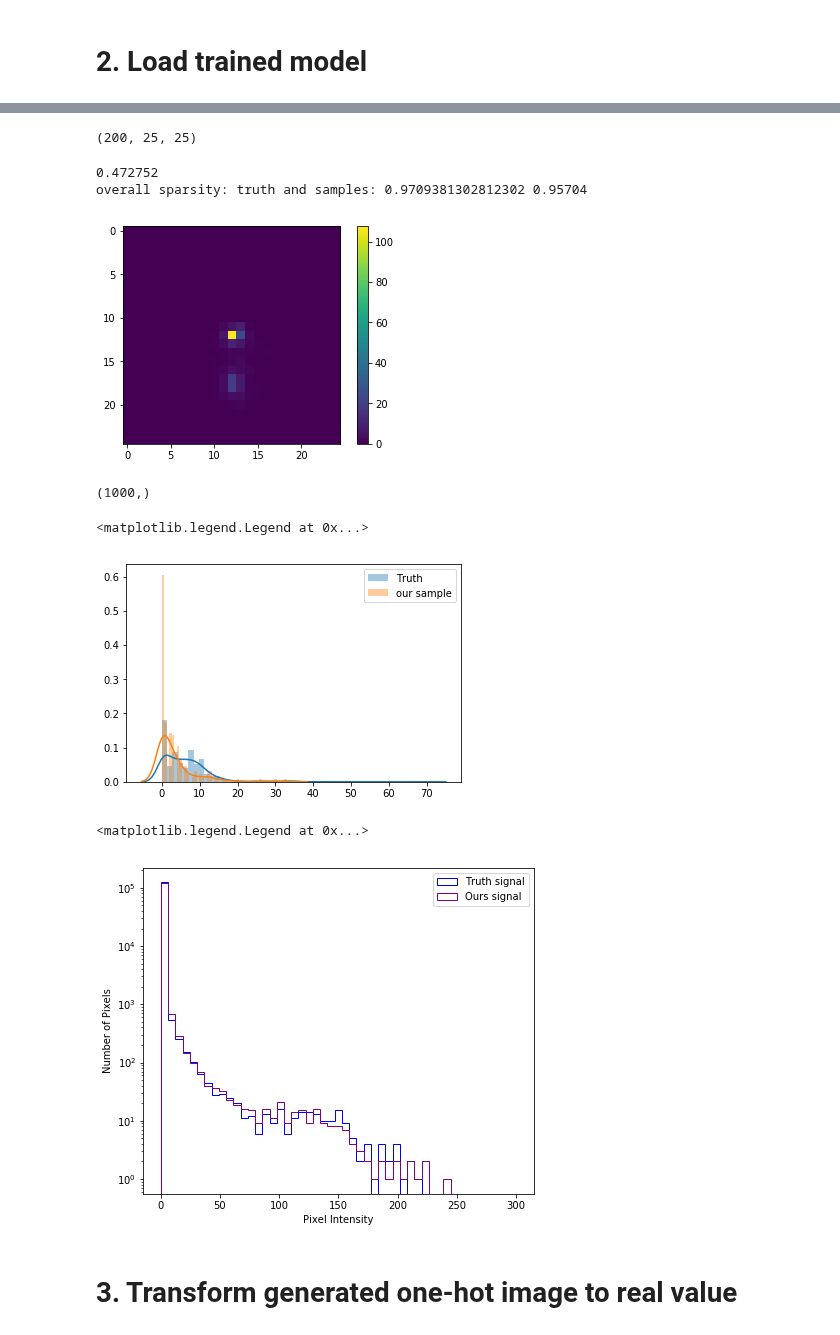
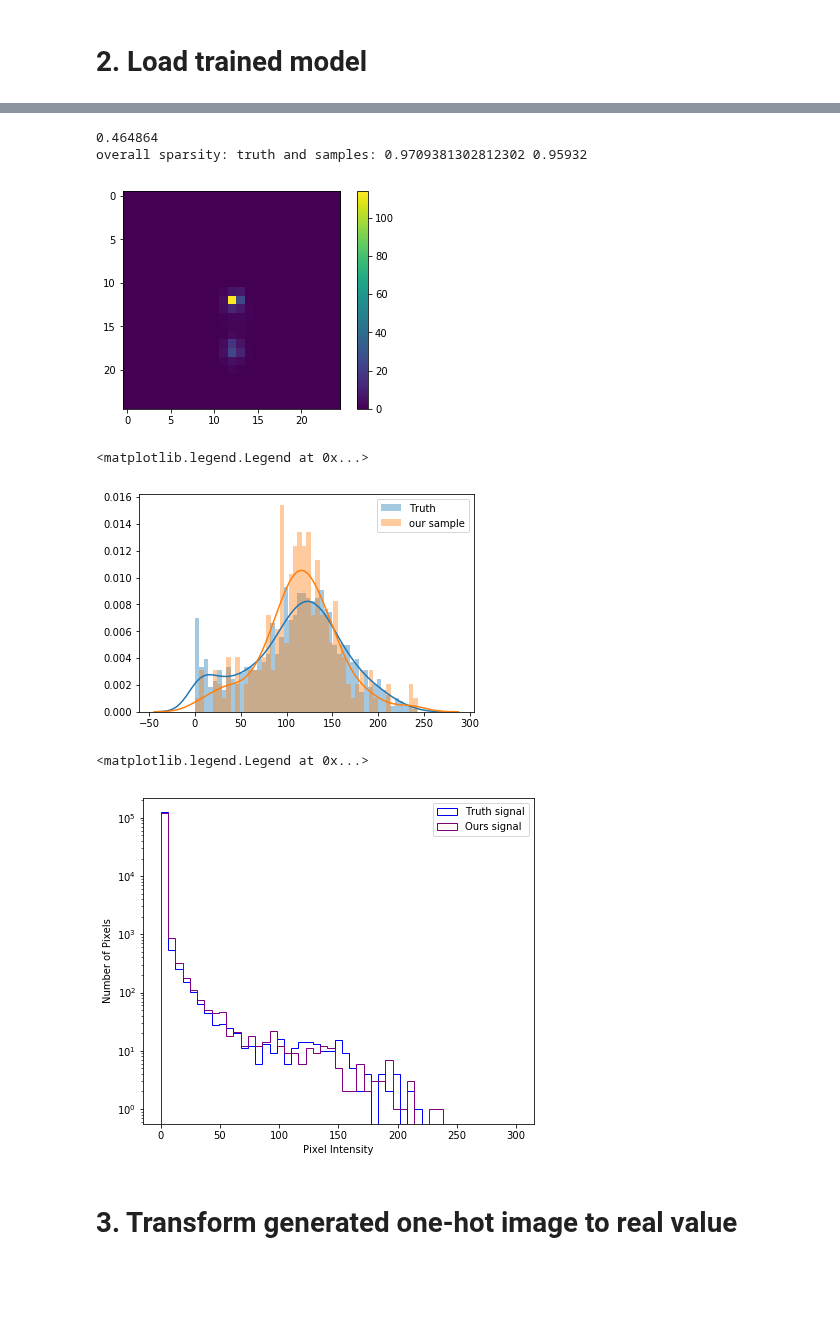
Before and after one commit to adamlu123/SparseImageFlows, a Jupyter notebook: Notebooks/quantize_image.ipynb, the cells around one changed output, grey strips where cells are left out. Drawn from its saved outputs; the diff is of its cells as text; code cells hidden in the pictures; blank space fills up the shorter version.

Commit message:
conditional discrete flow

```diff
--- a/Notebooks/quantize_image.ipynb
+++ b/Notebooks/quantize_image.ipynb
@@ -63,0 +63,3 @@ image.max()
+# %%
+mass, pt = discrete_mass(image), discrete_pt(image)
+mass.shape, pt.shape, image.shape
@@ -63,0 +70,5 @@ image.max()
+# %%
+with h5py.File(img_dir + '/discretized_lagan.h5', 'a') as f:
+    concatenate = np.concatenate([np.stack([mass, pt],axis=1), image.reshape(-1, 625)], axis=1)
+    f.create_dataset('concatenate', data = concatenate)
+print(concatenate.shape)
@@ -64,8 +77,9 @@ image.max()
 # %% [markdown]
 # 2. Load trained model
 # %%
-sampledir = '/extra/yadongl10/BIG_sandbox/SparseImageFlows_result/lagan_pixelcnn/a1_b5/2019-12-05_20-12-15/'
-with open(sampledir+'/samples_epoch-6.pkl', 'rb') as f:
-    x = pkl.load(f).squeeze()
-x = np.asarray(x)
+sampledir = '/extra/yadongl10/BIG_sandbox/SparseImageFlows_result/lagan_pixelcnn/Mixture'
+with open(sampledir+'/Mix_discretized_sample_100.pkl', 'rb') as f:
+    x = pkl.load(f)
+sample_sg = np.asarray(x).reshape(-1, 25, 25)
+print(sample_sg.shape)
 # %% [output]
@@ -87,11 +87,3 @@ image.mean()
-# %%
-sampledir = '/extra/yadongl10/BIG_sandbox/SparseImageFlows_result/lagan_pixelcnn/Mixture'
-with open(sampledir+'/Mix_discretized_sample_50.pkl', 'rb') as f:
-    x = pkl.load(f)
-sample_sg = np.asarray(x).reshape(-1, 25, 25)
-print(sample_sg.shape)
-# %% [output]
-(200, 25, 25)
 # %%
 plt.imshow(sample_sg.mean(axis=0))
 plt.colorbar()
@@ -100,27 +92,23 @@ print('overall sparsity: truth and samples:',
       np.where(image.ravel()==0)[0].shape[0] / image.ravel().shape[0],
       np.where(sample_sg.ravel()==0)[0].shape[0] / sample_sg.ravel().shape[0])
 # %% [output]
-0.472752
-overall sparsity: truth and samples: 0.9709381302812302 0.95704
+0.464864
+overall sparsity: truth and samples: 0.9709381302812302 0.95932
-[figure, old version]
+[figure, new version]
-# %%
-pixel_bg.shape
-# %% [output]
-(1000,)
 # %%
 import seaborn as sns
 x=12
-y=11
+y=12
 
 pixel_bg = sample_sg[:,x,y]
 pixel = image[:1000,x,y]
 x = np.linspace(0.0,200,1000)
 sns.distplot(pixel, label='Truth', bins=50)
 sns.distplot(pixel_bg, label='our sample', bins=50)
 plt.legend()
 # %% [output]
 <matplotlib.legend.Legend at 0x...>
-[figure, old version]
+[figure, new version]
 # %%
 fig, ax = plt.subplots(figsize=(7, 6))
 
@@ -137,7 +125,7 @@ plt.yscale('log')
 plt.legend(loc='upper right')
 # %% [output]
 <matplotlib.legend.Legend at 0x...>
-[figure, old version]
+[figure, new version]
 # %% [markdown]
 # 3. Transform generated one-hot image to real value
 # %% [markdown]
```
Also changed, not shown: parts of 13 cells of this notebook, 3 other files.
